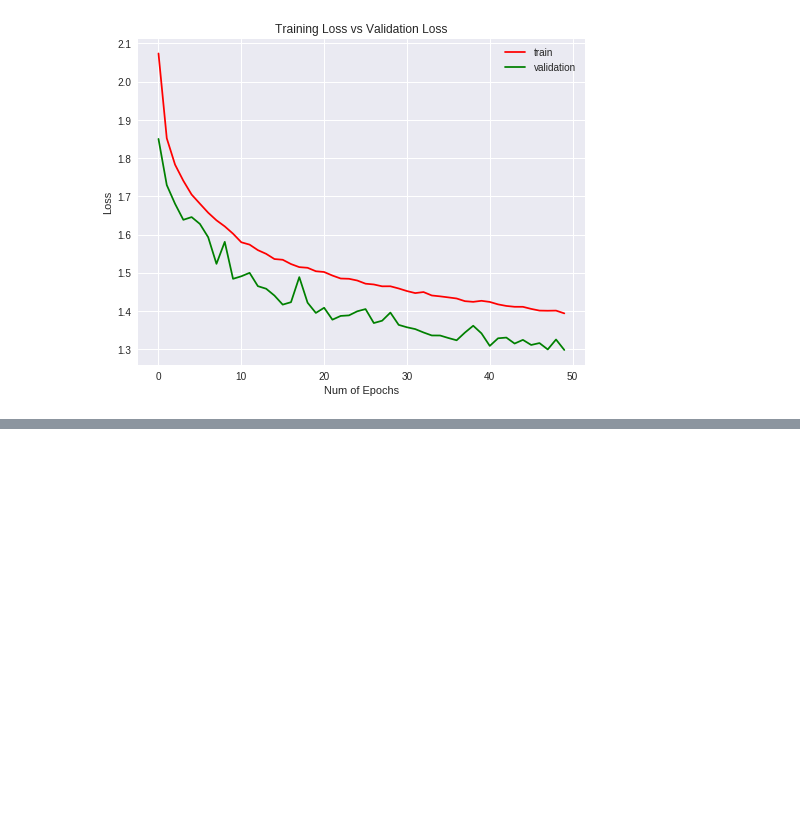
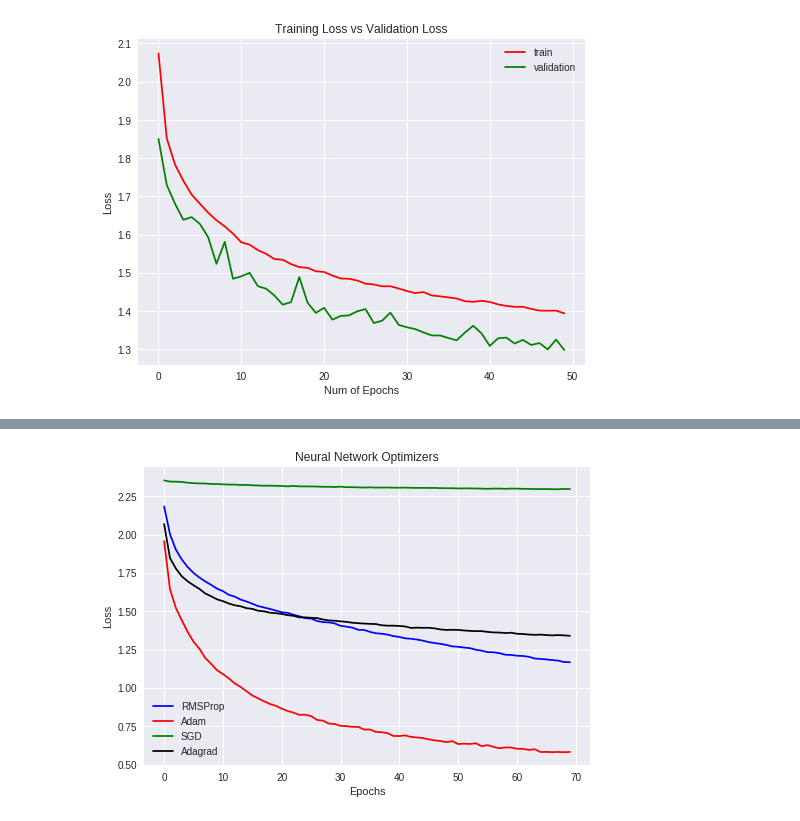
Before and after one commit to Manasa9391/Cognitive-Computing, a Jupyter notebook: CNN_CIFAR10.ipynb, the cells around one changed output, grey strips where cells are left out. Cells and saved outputs as stored; diff of their text form; code cells hidden in the pictures; blank space fills up the shorter version.

```diff
--- a/CNN_CIFAR10.ipynb
+++ b/CNN_CIFAR10.ipynb
@@ -477,7 +525,7 @@ model.add(Activation('relu'))
 model_s.add(Dropout(0.5))
 model_s.add(Dense(num_classes))
 model_s.add(Activation('softmax'))
-
+model.summary()
 # initiate RMSprop optimizer
 #opt = keras.optimizers.rmsprop(lr=0.0001, decay=1e-6)
 opt = keras.optimizers.SGD(lr=0.0001, decay=1e-6)
@@ -536,12 +584,12 @@ else:
     datagen.fit(x_train)
 
     # Fit the model on the batches generated by datagen.flow().
-    history=model_s.fit_generator(datagen.flow(x_train, y_train,
+    history3=model_s.fit_generator(datagen.flow(x_train, y_train,
                                      batch_size=batch_size),
                         epochs=epochs,
                         validation_data=(x_test, y_test),
                         workers=4)
-    save_history(history, 'history.txt')
+    save_history(history3, 'history.txt')
 
 # Save model and weights
 if not os.path.isdir(save_dir):
@@ -669,6 +757,7 @@ model_ad.add(Activation('relu'))
 model_ad.add(Dropout(0.5))
 model_ad.add(Dense(num_classes))
 model_ad.add(Activation('softmax'))
+model.summary()
 
 # initiate RMSprop optimizer
 opt = keras.optimizers.adagrad(lr=0.001, decay=1e-6)
@@ -727,12 +816,12 @@ else:
     datagen.fit(x_train)
 
     # Fit the model on the batches generated by datagen.flow().
-    history =model_ad.fit_generator(datagen.flow(x_train, y_train,
+    history4 =model_ad.fit_generator(datagen.flow(x_train, y_train,
                                      batch_size=batch_size),
                         epochs=epochs,
                         validation_data=(x_test, y_test),
                         workers=4)
-    save_history(history, 'history.txt')
+    save_history(history4, 'history.txt')
 
 # Save model and weights
 if not os.path.isdir(save_dir):
@@ -846,0 +950,14 @@ plt.show()
+# %%
+import matplotlib.pyplot as plt
+plt.figure()
+plt.plot(history1.history['loss'], color='blue', label='RMSProp')
+plt.plot(history2.history['loss'], color='red',  label='Adam')
+plt.plot(history3.history['loss'], color='green',  label='SGD')
+plt.plot(history4.history['loss'], color='black',  label='Adagrad')
+plt.title("Neural Network Optimizers")
+plt.xlabel("Epochs")
+plt.ylabel("Loss")
+plt.legend()
+plt.show()
+# %% [output]
+[figure, added]
```
Also changed, not shown: parts of 13 cells of this notebook.
